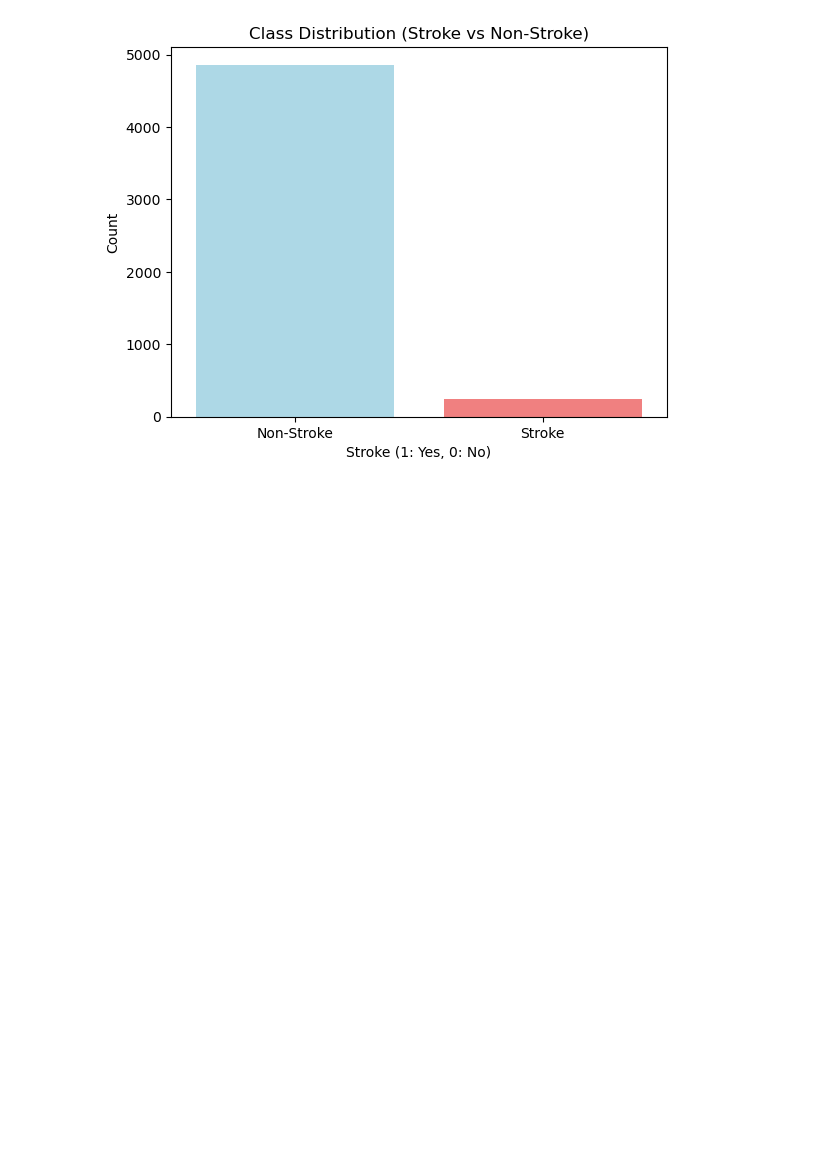
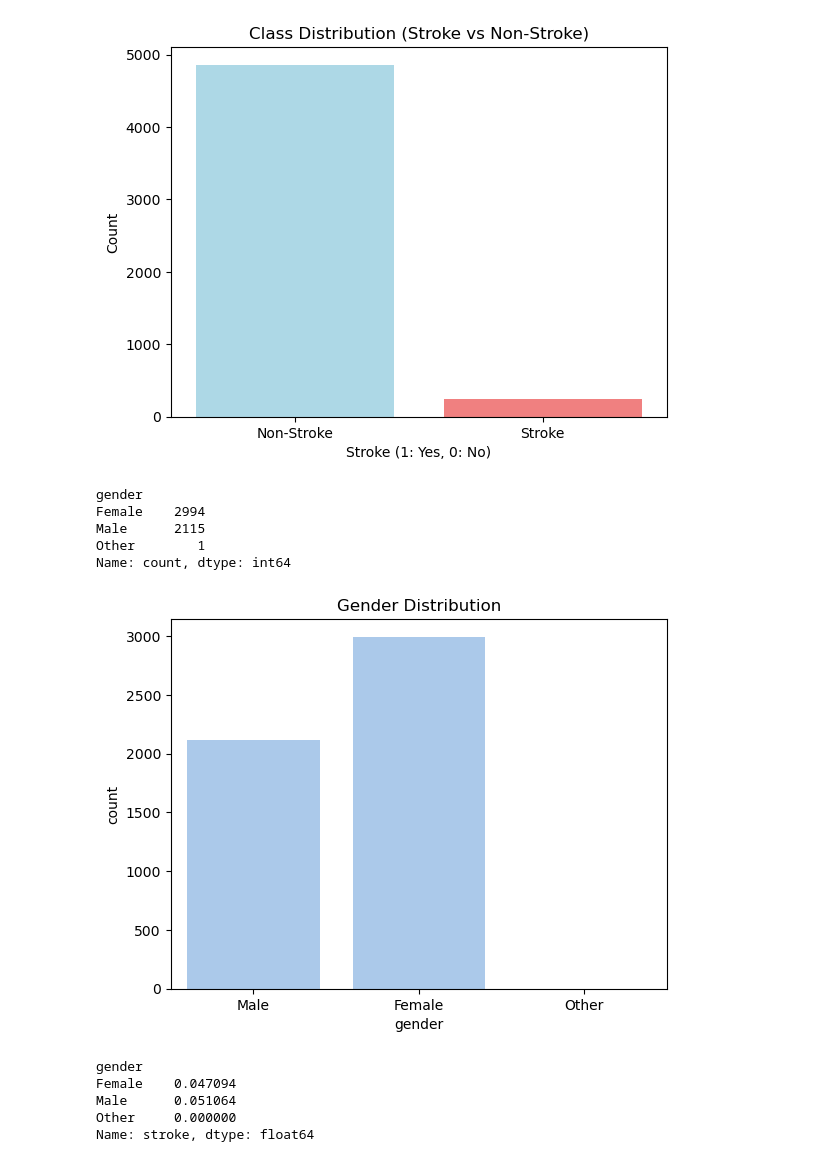
Before and after one commit to RuiQianSun/team7, a Jupyter notebook: experiments/visualizations(np).ipynb, the cells around one changed output. Drawn from its saved outputs; the diff is of its cells as text; code cells hidden in the pictures; blank space fills up the shorter version.

```diff
--- a/experiments/visualizations(np).ipynb
+++ b/experiments/visualizations(np).ipynb
@@ -300,3 +325,33 @@ plt.xticks([0, 1], ['Non-Stroke', 'Stroke'])
 plt.show()
 # %% [output]
 [figure]
+# %%
+# Check the distribution of the 'gender' column
+gender_distribution = data['gender'].value_counts()
+print(gender_distribution)
+# %% [output]
+gender
+Female    2994
+Male      2115
+Other        1
+Name: count, dtype: int64
+# %%
+import matplotlib.pyplot as plt
+import seaborn as sns
+
+# Plot the distribution of gender
+sns.countplot(x='gender', data=data)
+plt.title('Gender Distribution')
+plt.show()
+# %% [output]
+[figure, added]
+# %%
+# Calculate the stroke rate by gender
+stroke_by_gender = data.groupby('gender')['stroke'].mean()
+print(stroke_by_gender)
+# %% [output]
+gender
+Female    0.047094
+Male      0.051064
+Other     0.000000
+Name: stroke, dtype: float64
```
Also changed, not shown: parts of 21 cells of this notebook, 1 other file.
